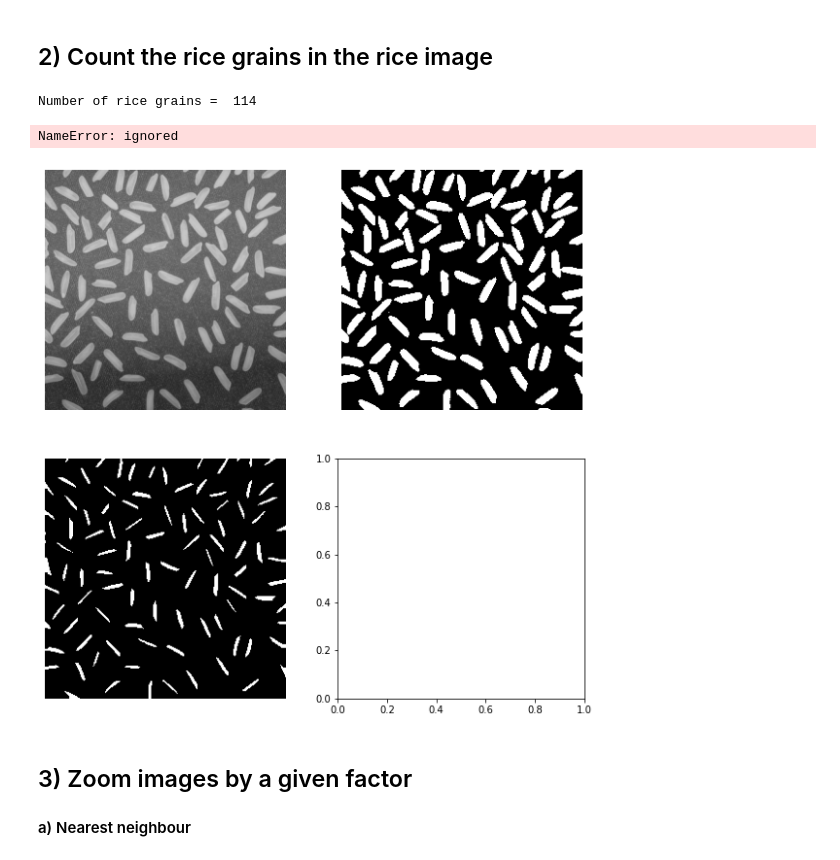
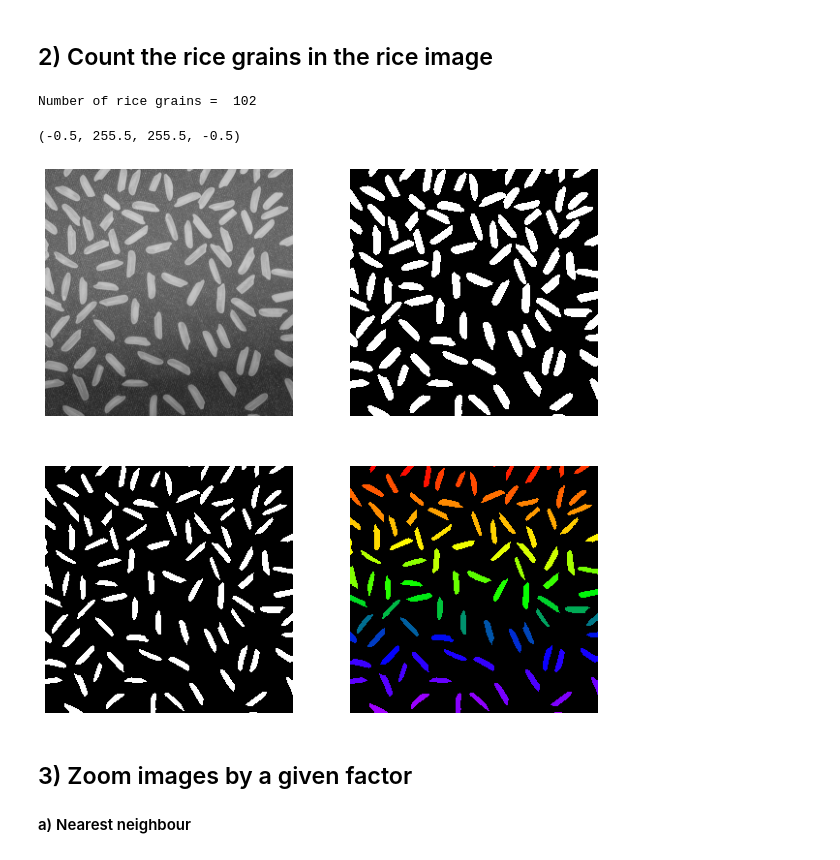
Before and after one commit to MayooranT/Fundamentals-of-Image-Processing, a Jupyter notebook: Assignment_01.ipynb, the cells around one changed output. Drawn from its saved outputs; the diff is of its cells as text; code cells hidden in the pictures.

```diff
--- a/Assignment_01.ipynb
+++ b/Assignment_01.ipynb
@@ -203,41 +201,41 @@ plt.show()
 # %%
 img = cv.imread('/content/drive/MyDrive/docements/CoLab files/a01images/rice.png', cv.IMREAD_GRAYSCALE)
 
 adapthresh_img = cv.adaptiveThreshold (img, 255.0,cv.ADAPTIVE_THRESH_MEAN_C, cv.THRESH_BINARY, 51, -20.0)    # using adaptive thresholding
 
-kernel = np.ones((5,5),np.uint8)       # removeing the white dots using erode interatively
-erosion_img = cv.erode(adapthresh_img, kernel)
+kernel = np.ones((3,3),np.uint8)       # removing the white dots using erode interatively
+erosion_img = cv.erode(adapthresh_img, kernel)  #erode finc takes the min value and applies on the dest pixel
 
 processing_img = erosion_img.copy()     # counting the pixel with value =255 and then filling the connected pixels to stop recounting
 rice_count = 0
 rows, cols = processing_img.shape
 for j in range(rows):
     for i in range(cols):
         pixel = processing_img[j, i]
         if 255 == pixel:
             rice_count += 1
             cv.floodFill(processing_img, None, (i, j), rice_count)
 print("Number of rice grains = ", rice_count)
 
 #Show connected components using a color Map
-#(min, max, minLoc, maxLoc) = cv.minMaxLoc(pro_imgage) #get max,min pixels
-#pro_imgage = (255/(max-min)) * (pro_imgage - min)   # Normalize
-#imgColorMap = cv.applyColorMap(pro_imgage.astype('uint8'), cv.COLORMAP_RAINBOW) #create color map
-#imgColorMap[pro_imgage==0] = 0 #set the backroud as black
+(min, max, minLoc, maxLoc) = cv.minMaxLoc(processing_img) #get max,min pixels
+processing_img = (255/(max-min)) * (processing_img - min)   # Normalize
+imgColorMap = cv.applyColorMap(processing_img.astype('uint8'), cv.COLORMAP_RAINBOW) #create color map
+imgColorMap[processing_img==0] = 0 #set the backroud as black
 
 fig,ax = plt.subplots(2,2,  figsize=(10,10))
 ax[0,0].imshow(cv.cvtColor(img,  cv . COLOR_BGR2RGB))
 ax[0,0].axis("off")
 ax[0,1].imshow(cv.cvtColor(adapthresh_img,  cv . COLOR_BGR2RGB))
 ax[0,1].axis("off")
 ax[1,0].imshow(cv.cvtColor(erosion_img,  cv . COLOR_BGR2RGB))
 ax[1,0].axis("off")
 ax[1,1].imshow(cv.cvtColor(imgColorMap,  cv . COLOR_BGR2RGB))
 ax[1,1].axis("off")
 # %% [output]
-Number of rice grains =  114
+Number of rice grains =  102
-NameError: ignored
+(-0.5, 255.5, 255.5, -0.5)
-[figure, old version]
+[figure, new version]
 # %% [markdown]
 ## 3) Zoom images by a given factor
 #### a) Nearest neighbour
```
Also changed, not shown: parts of 7 cells of this notebook.
